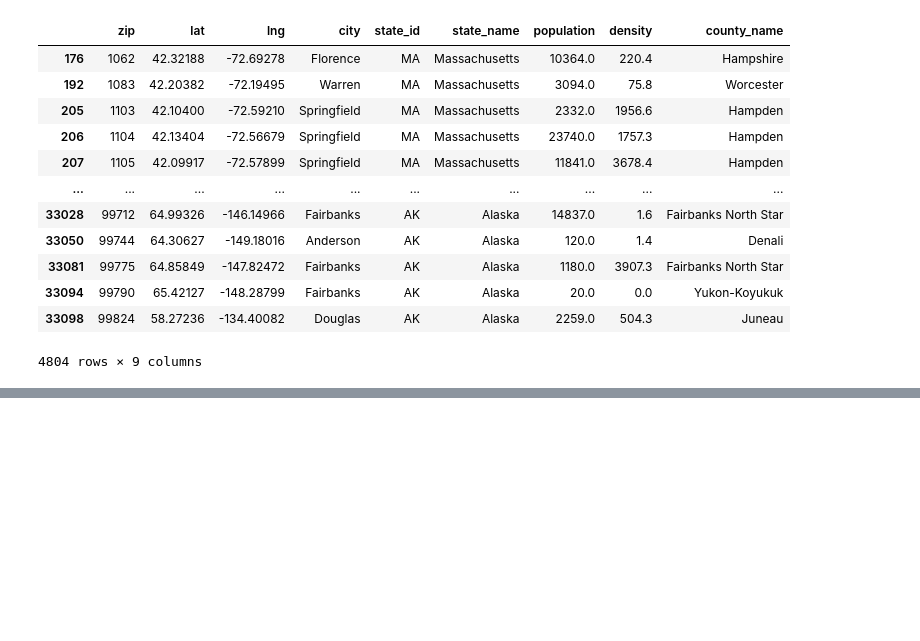
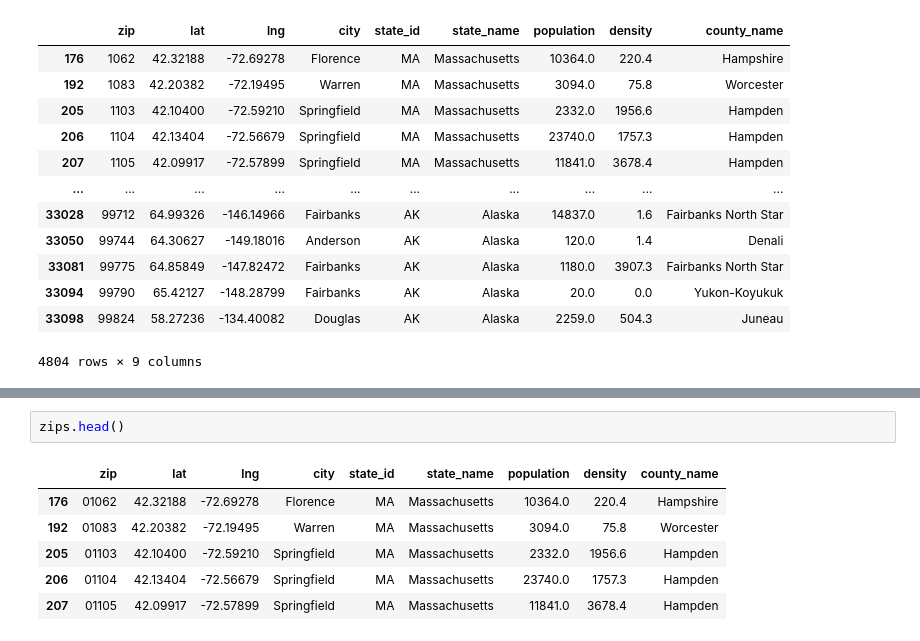
Before and after one commit to BloomTech-Labs/PT17_cityspire-f-ds, a Jupyter notebook: notebooks/exploratory/real_estate.ipynb, the cells around one changed output, grey strips where cells are left out. Saved outputs shown, nothing was run; the diff lists cells and outputs as text; blank space fills up the shorter version.

```diff
--- a/notebooks/exploratory/real_estate.ipynb
+++ b/notebooks/exploratory/real_estate.ipynb
@@ -548,0 +540,9 @@ cities
+# %%
+zips.head()
+# %% [output]
+|  | zip | lat | lng | city | state_id | state_name | population | density | county_name |
+| 176 | 01062 | 42.32188 | -72.69278 | Florence | MA | Massachusetts | 10364.0 | 220.4 | Hampshire |
+| 192 | 01083 | 42.20382 | -72.19495 | Warren | MA | Massachusetts | 3094.0 | 75.8 | Worcester |
+| 205 | 01103 | 42.10400 | -72.59210 | Springfield | MA | Massachusetts | 2332.0 | 1956.6 | Hampden |
+| 206 | 01104 | 42.13404 | -72.56679 | Springfield | MA | Massachusetts | 23740.0 | 1757.3 | Hampden |
+| 207 | 01105 | 42.09917 | -72.57899 | Springfield | MA | Massachusetts | 11841.0 | 3678.4 | Hampden |
```
Also changed, not shown: parts of 15 cells of this notebook.
